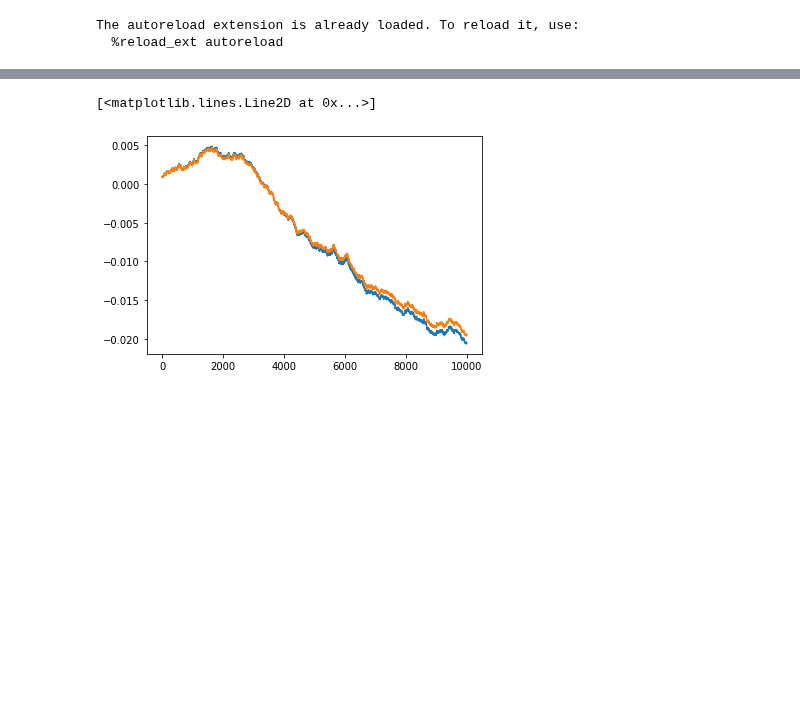
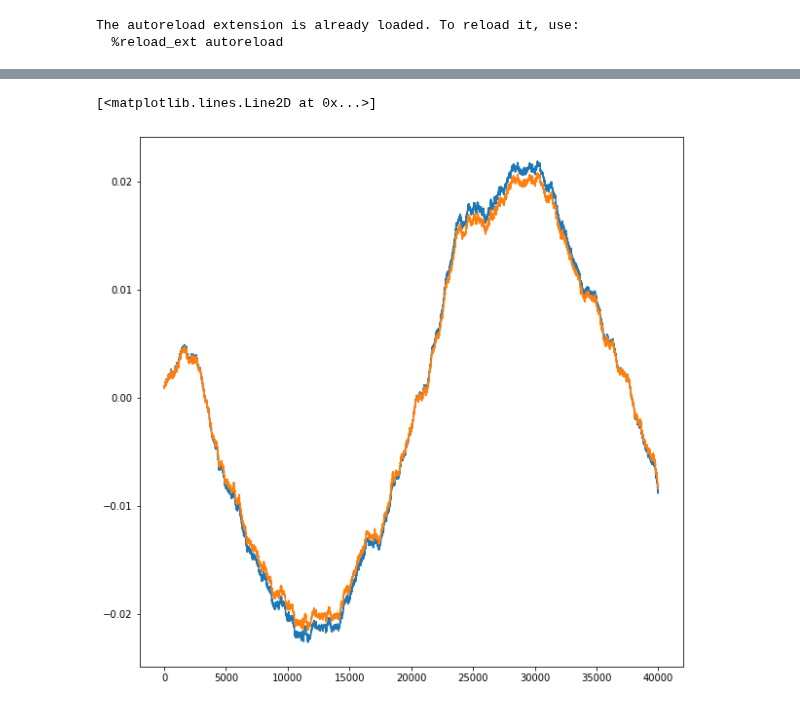
Before and after one commit to matibilkis/continuous, a Jupyter notebook: RNN_proper_shapes.ipynb, the cells around one changed output, grey strips where cells are left out. Drawn from its saved outputs; the diff is of its cells as text; code cells hidden in the pictures; blank space fills up the shorter version.

```diff
--- a/RNN_proper_shapes.ipynb
+++ b/RNN_proper_shapes.ipynb
@@ -76,5 +82,5 @@ array([[ 0.  ,  1.  ],
 # %%
-series = ( tfxicovs[tf.newaxis,:10000,:,:], tfsignals[tf.newaxis,:10000,:] )
+series = ( tfxicovs[tf.newaxis,:,:,:], tfsignals[tf.newaxis,:,:] )
 # %%
 model.batch_size=1
 # %%
@@ -83,8 +89,10 @@ predictions = model.rec_layer(series, initial_state=model.initial_state)
 tfmeans = tf.convert_to_tensor(means.astype(np.float32))
 Cxdt=tf.einsum('ij,kj->ki',model.C, tfmeans)*model.dt
 # %%
+plt.figure(figsize=(10,10))
+
 plt.plot(predictions[0][:,0])
-plt.plot(Cxdt[:,0][:10000])
+plt.plot(Cxdt[:,0])#[:10000])
 # %% [output]
 [<matplotlib.lines.Line2D at 0x...>]
-[figure, old version]
+[figure, new version]
```
Also changed, not shown: parts of 7 cells of this notebook, 3 other files.
